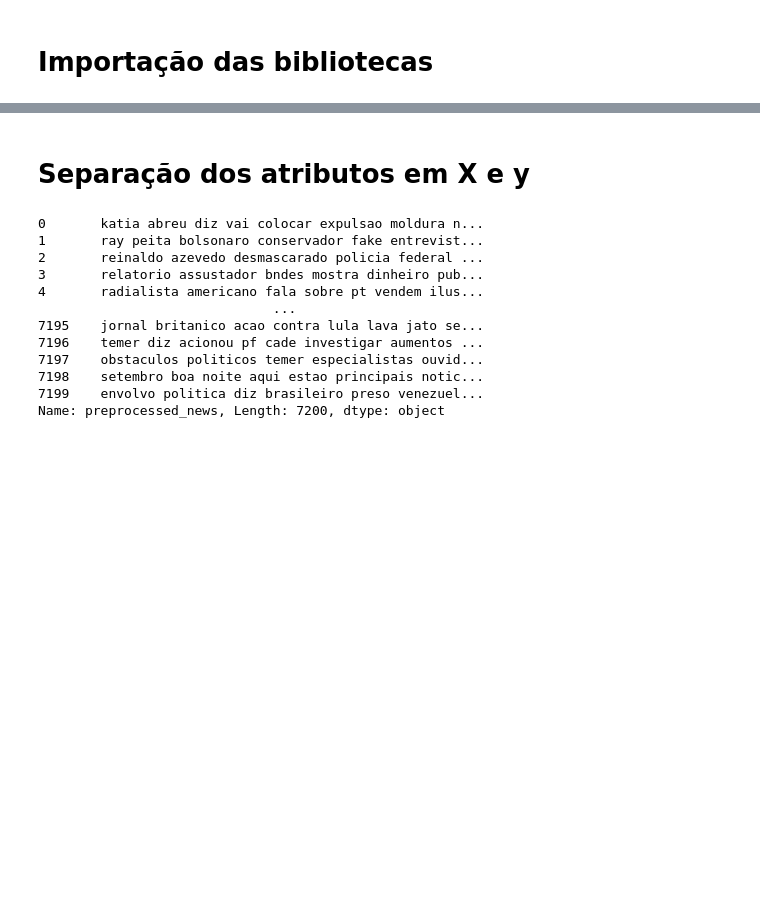
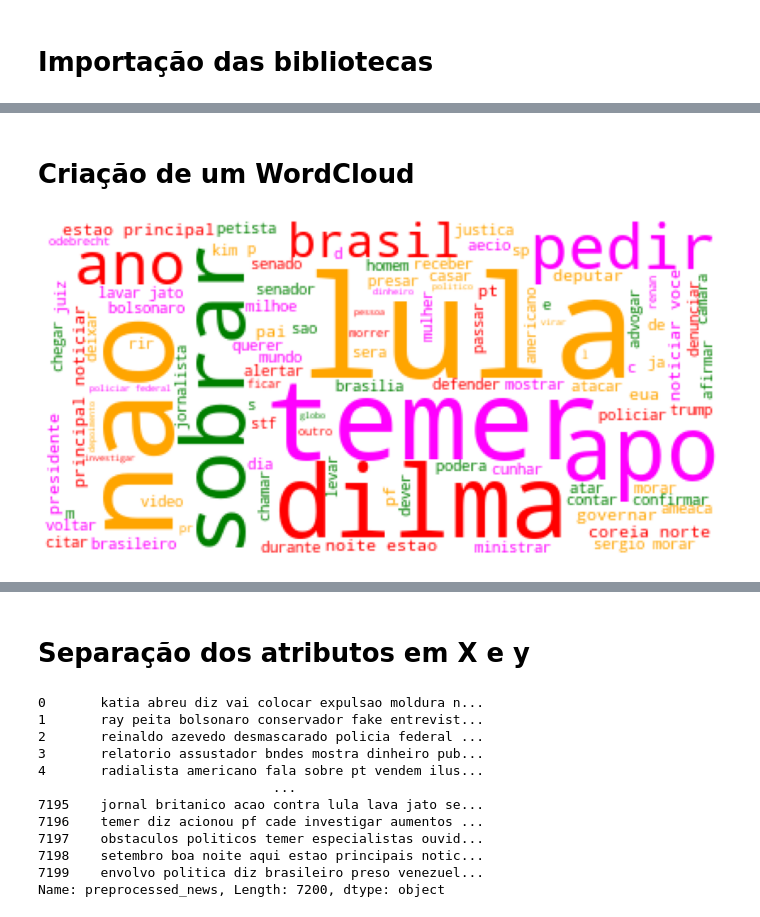
Before and after one commit to carlosrj01/tcc-fakenews-machinelearning, a Jupyter notebook: TCC - Python.ipynb, the cells around one changed output, grey strips where cells are left out. Saved outputs shown, nothing was run; the diff lists cells and outputs as text; code cells hidden in the pictures; blank space fills up the shorter version.

```diff
--- a/TCC - Python.ipynb
+++ b/TCC - Python.ipynb
@@ -66,0 +51,24 @@ base_news.tail()
+# %%
+# Importação das stop_words e string para auxiliar na execução de processamento do spacy
+from spacy.lang.pt.stop_words import STOP_WORDS
+import string
+pontuacoes = string.punctuation
+stop_words = STOP_WORDS
+pln = spacy.load('pt_core_news_sm')
+# %%
+# Função para remover stop word, pontuações e digitos.
+def preprocessamento(texto):
+    texto = texto.lower()
+    documento = pln(texto)
+
+    lista = []
+    for token in documento:
+        #lista.append(token.text)
+        lista.append(token.lemma_)
+
+    lista = [palavra for palavra in lista if palavra not in stop_words and palavra not in pontuacoes]
+    lista = ' '.join([str(elemento) for elemento in lista if not elemento.isdigit()])
+
+    return lista
+# %%
+base_news["new_preprocessed"] = base_news['preprocessed_news'].apply(preprocessamento)
@@ -66,0 +91,16 @@ base_news.tail()
+# %% [markdown]
+# Criação de um WordCloud
+# %%
+from matplotlib.colors import ListedColormap
+from wordcloud import WordCloud
+import matplotlib.pyplot as plt
+color_map = ListedColormap(['orange', 'green', 'red', 'magenta'])
+cloud = WordCloud(background_color = 'white', max_words=100, colormap=color_map)
+
+cloud = cloud.generate(base_news["new_preprocessed"].to_string())
+plt.figure(figsize=(15,15))
+plt.imshow(cloud)
+plt.axis('off')
+plt.show()
+# %% [output]
+[figure, added]
```
Also changed, not shown: parts of 13 cells of this notebook.
